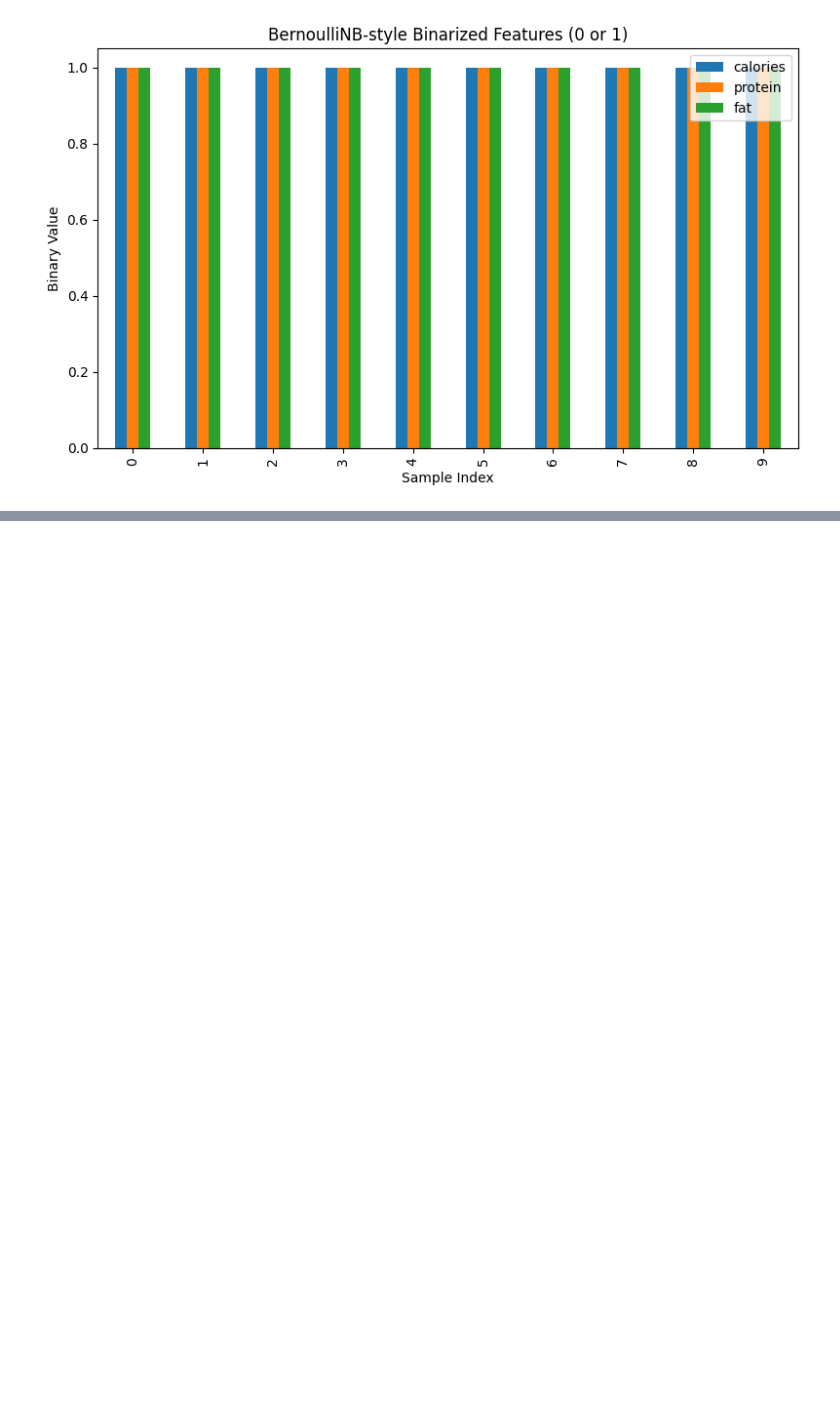
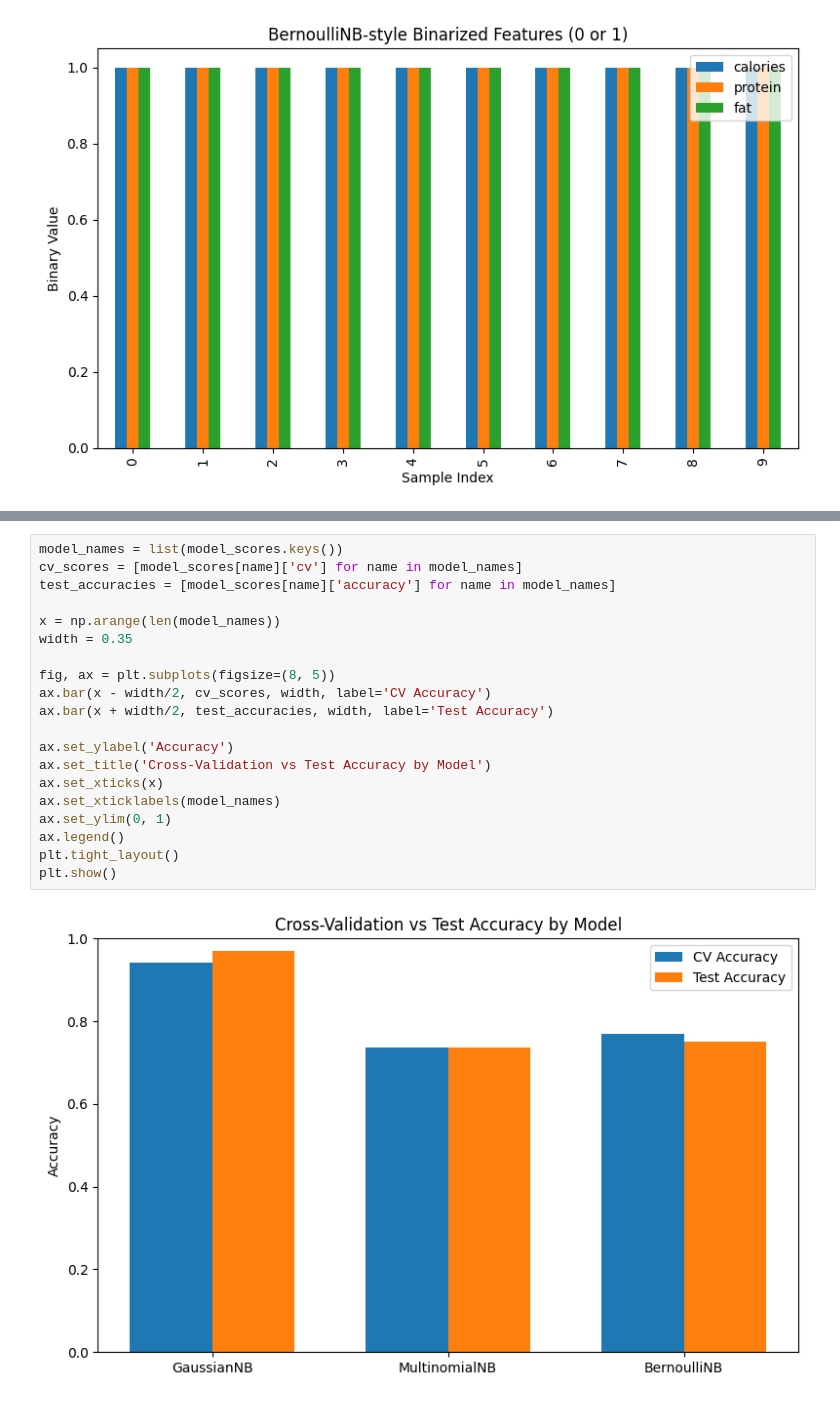
Before and after one commit to RISSIKUMARP/Enhancing-Public-Health-by-Identifying-Unhealthy-Foods-Promoting-Healthier-Alternatives, a Jupyter notebook: scripts/NB.ipynb, the cells around one changed output, grey strips where cells are left out. Saved outputs shown, nothing was run; the diff lists cells and outputs as text; blank space fills up the shorter version.

```diff
--- a/scripts/NB.ipynb
+++ b/scripts/NB.ipynb
@@ -133,0 +231,22 @@ tools.display_dataframe_to_user(name="Testing Set Sample", dataframe=test_df.hea
+# %%
+model_names = list(model_scores.keys())
+cv_scores = [model_scores[name]['cv'] for name in model_names]
+test_accuracies = [model_scores[name]['accuracy'] for name in model_names]
+
+x = np.arange(len(model_names))
+width = 0.35
+
+fig, ax = plt.subplots(figsize=(8, 5))
+ax.bar(x - width/2, cv_scores, width, label='CV Accuracy')
+ax.bar(x + width/2, test_accuracies, width, label='Test Accuracy')
+
+ax.set_ylabel('Accuracy')
+ax.set_title('Cross-Validation vs Test Accuracy by Model')
+ax.set_xticks(x)
+ax.set_xticklabels(model_names)
+ax.set_ylim(0, 1)
+ax.legend()
+plt.tight_layout()
+plt.show()
+# %% [output]
+[figure, added]
```
Also changed, not shown: parts of 6 cells of this notebook, 12 other files.
